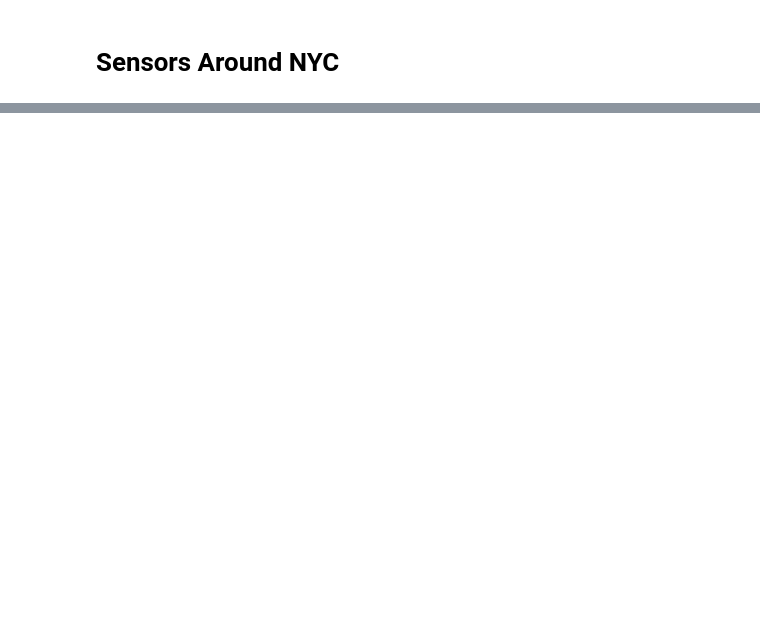
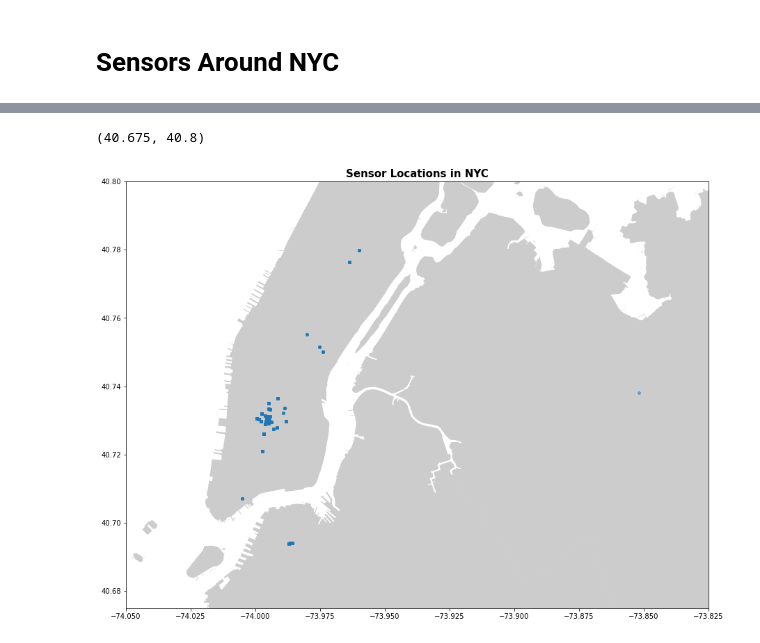
Before and after one commit to daniellehzhao/Music_Sonyc, a Jupyter notebook: sensor_map.ipynb, the cells around one changed output, grey strips where cells are left out. Cells and saved outputs as stored; diff of their text form; code cells hidden in the pictures; blank space fills up the shorter version.

Commit message:
Added mapping of sensors in various forms

```diff
--- a/sensor_map.ipynb
+++ b/sensor_map.ipynb
@@ -44,0 +79,7 @@ Map(center=[40.74994, -73.937123], controls=(ZoomControl(options=['position', 'z
+# %%
+#create geopandas dataframe that has coordinate system and converts long/lat columns into single column
+sensors = gpd.GeoDataFrame(
+    annotations, crs={'init': 'epsg:4326'}, geometry = gpd.points_from_xy(annotations.longitude, annotations.latitude))
+
+#display new dataframe
+sensors.head()
@@ -44,0 +98,20 @@ Map(center=[40.74994, -73.937123], controls=(ZoomControl(options=['position', 'z
+# %%
+#create figure and axes
+fig, ax = plt.subplots(figsize=(15,15))
+
+#read in shapefile that has NYC map from https://data.cityofnewyork.us/City-Government/Borough-Boundaries/tqmj-j8zm
+street_map = gpd.read_file('geo_export_ed8cec48-9970-4d0b-8fa3-0940d8a4a8d4.shp')
+
+#set shp mapfile to axes
+street_map.plot(ax=ax, alpha=0.4, color='gray')
+
+#add geodataframe created earlier
+sensors.plot(ax=ax, alpha = 0.5, legend=True, markersize=15)
+
+#set title, and restrict coordinates for better display
+plt.title('Sensor Locations in NYC', fontsize=15,fontweight='bold')
+plt.xlim(-74.05,-73.825)
+plt.ylim( 40.675,40.8)
+# %% [output]
+(40.675, 40.8)
+[figure, added]
```
Also changed, not shown: parts of 21 cells of this notebook.
